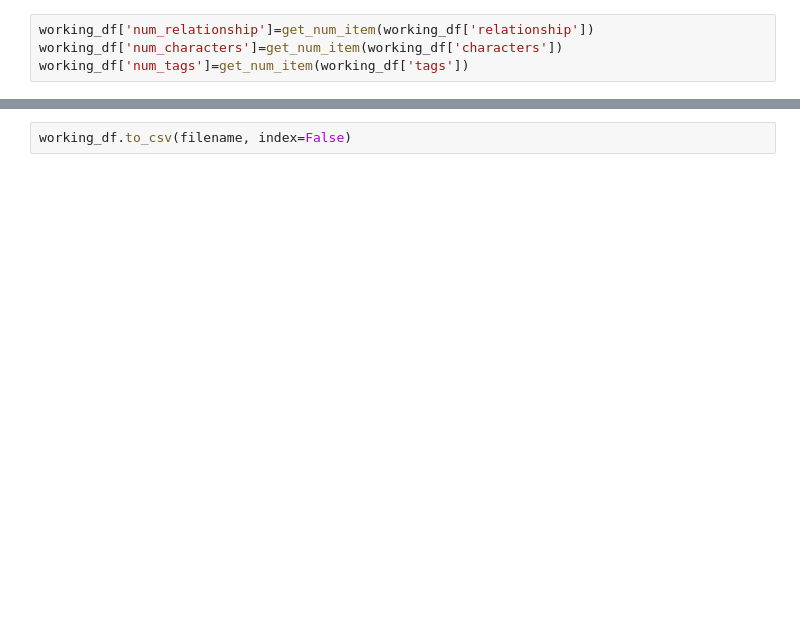
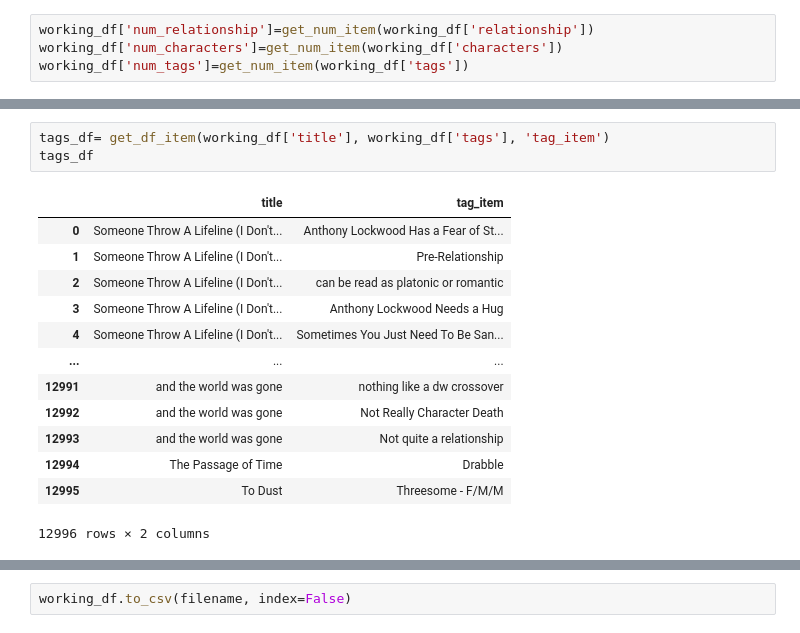
Before and after one commit to biogear13/ao3lockwood-co, a Jupyter notebook: webscrapper.ipynb, the cells around one changed output, grey strips where cells are left out. Saved outputs shown, nothing was run; the diff lists cells and outputs as text; blank space fills up the shorter version.

```diff
--- a/webscrapper.ipynb
+++ b/webscrapper.ipynb
@@ -374,0 +450,17 @@ working_df['num_tags']=get_num_item(working_df['tags'])
+# %%
+tags_df= get_df_item(working_df['title'], working_df['tags'], 'tag_item')
+tags_df
+# %% [output]
+|  | title | tag_item |
+| 0 | Someone Throw A Lifeline (I Don't... | Anthony Lockwood Has a Fear of St... |
+| 1 | Someone Throw A Lifeline (I Don't... | Pre-Relationship |
+| 2 | Someone Throw A Lifeline (I Don't... | can be read as platonic or romantic |
+| 3 | Someone Throw A Lifeline (I Don't... | Anthony Lockwood Needs a Hug |
+| 4 | Someone Throw A Lifeline (I Don't... | Sometimes You Just Need To Be San... |
+| ... | ... | ... |
+| 12991 | and the world was gone | nothing like a dw crossover |
+| 12992 | and the world was gone | Not Really Character Death |
+| 12993 | and the world was gone | Not quite a relationship |
+| 12994 | The Passage of Time | Drabble |
+| 12995 | To Dust | Threesome - F/M/M |
+12996 rows × 2 columns
```
Also changed, not shown: parts of 16 cells of this notebook, 2 other files.
